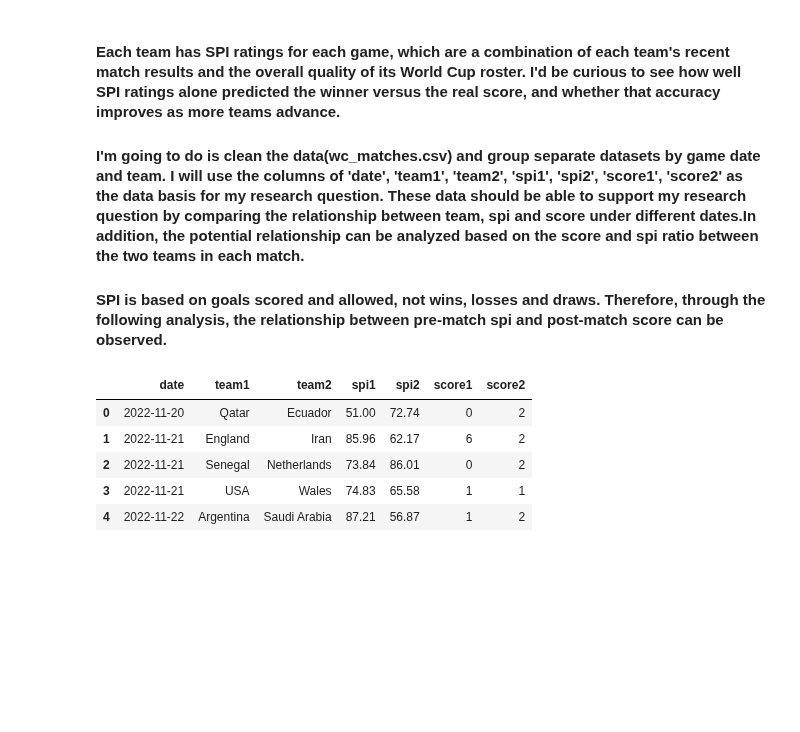
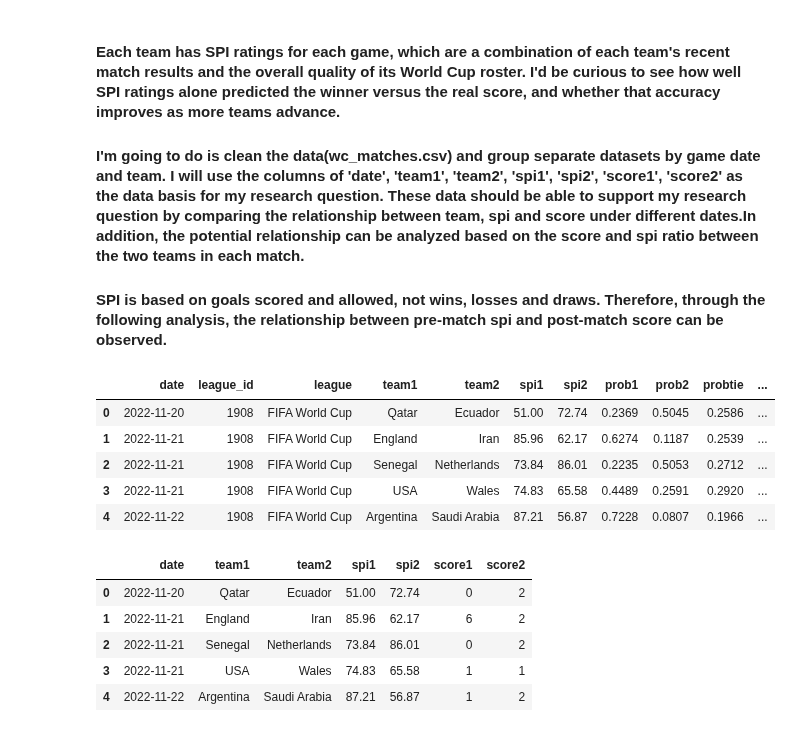
Before and after one commit to ubco-W2022T2-data301/project-group-group41, a Jupyter notebook: analysis/analysis2_Runmeng_Qin.ipynb, the cells around one changed output. Drawn from its saved outputs; the diff is of its cells as text; code cells hidden in the pictures; blank space fills up the shorter version.

```diff
--- a/analysis/analysis2_Runmeng_Qin.ipynb
+++ b/analysis/analysis2_Runmeng_Qin.ipynb
@@ -13,6 +13,14 @@
 # %%
 import pandas as pd
 df=pd.read_csv("https://projects.fivethirtyeight.com/soccer-api/international/2022/wc_matches.csv")
+df.head()
+# %% [output]
+|  | date | league_id | league | team1 | team2 | spi1 | spi2 | prob1 | prob2 | probtie | ... |
+| 0 | 2022-11-20 | 1908 | FIFA World Cup | Qatar | Ecuador | 51.00 | 72.74 | 0.2369 | 0.5045 | 0.2586 | ... |
+| 1 | 2022-11-21 | 1908 | FIFA World Cup | England | Iran | 85.96 | 62.17 | 0.6274 | 0.1187 | 0.2539 | ... |
+| 2 | 2022-11-21 | 1908 | FIFA World Cup | Senegal | Netherlands | 73.84 | 86.01 | 0.2235 | 0.5053 | 0.2712 | ... |
+| 3 | 2022-11-21 | 1908 | FIFA World Cup | USA | Wales | 74.83 | 65.58 | 0.4489 | 0.2591 | 0.2920 | ... |
+| 4 | 2022-11-22 | 1908 | FIFA World Cup | Argentina | Saudi Arabia | 87.21 | 56.87 | 0.7228 | 0.0807 | 0.1966 | ... |
 # %%
 df_use=df[['date','team1','team2','spi1','spi2','score1','score2']]
 # %%
```
Also changed, not shown: parts of 30 cells of this notebook.
